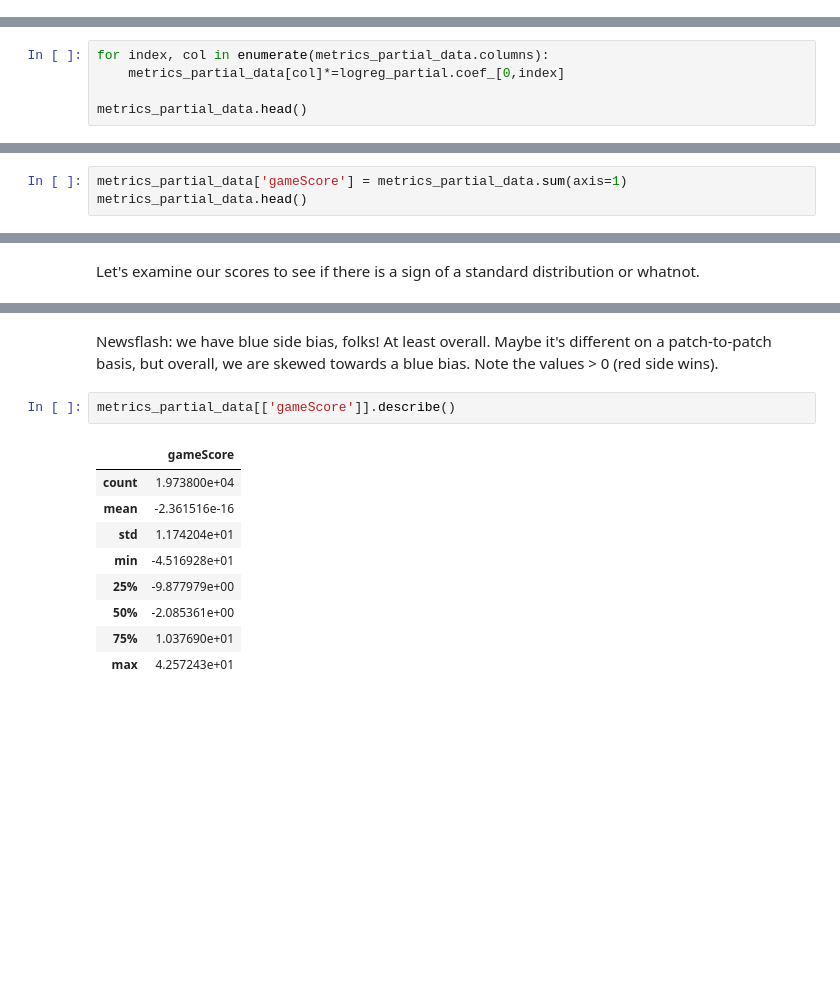
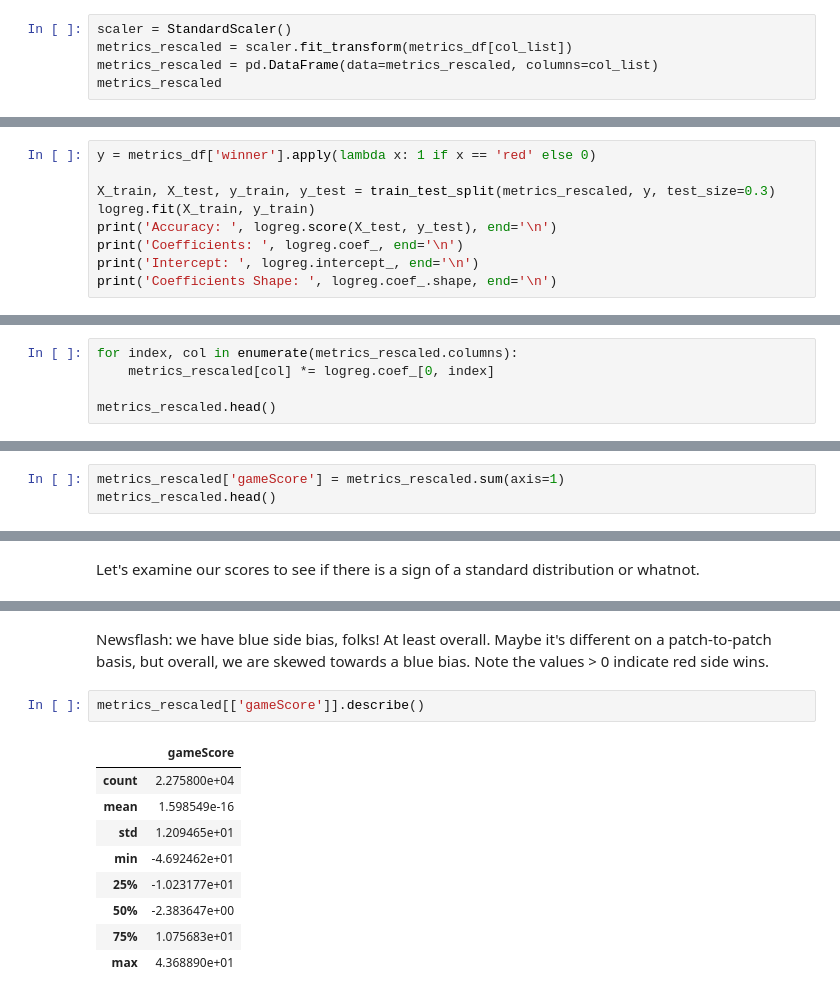
Before and after one commit to AdelRCh/lol-hackathon-2023, a Jupyter notebook: notebooks/Logistic_Regression.ipynb, the cells around one changed output, grey strips where cells are left out. Drawn from its saved outputs; the diff is of its cells as text; blank space fills up the shorter version.

```diff
--- a/notebooks/Logistic_Regression.ipynb
+++ b/notebooks/Logistic_Regression.ipynb
@@ -382,0 +469,5 @@ logreg_partial.coef_.shape
+# %%
+scaler = StandardScaler()
+metrics_rescaled = scaler.fit_transform(metrics_df[col_list])
+metrics_rescaled = pd.DataFrame(data=metrics_rescaled, columns=col_list)
+metrics_rescaled
@@ -382,0 +488,9 @@ logreg_partial.coef_.shape
+# %%
+y = metrics_df['winner'].apply(lambda x: 1 if x == 'red' else 0)
+
+X_train, X_test, y_train, y_test = train_test_split(metrics_rescaled, y, test_size=0.3)
+logreg.fit(X_train, y_train)
+print('Accuracy: ', logreg.score(X_test, y_test), end='\n')
+print('Coefficients: ', logreg.coef_, end='\n')
+print('Intercept: ', logreg.intercept_, end='\n')
+print('Coefficients Shape: ', logreg.coef_.shape, end='\n')
@@ -383,7 +504,7 @@ logreg_partial.coef_.shape
 # %%
-for index, col in enumerate(metrics_partial_data.columns):
-    metrics_partial_data[col]*=logreg_partial.coef_[0,index]
+for index, col in enumerate(metrics_rescaled.columns):
+    metrics_rescaled[col] *= logreg.coef_[0, index]
 
-metrics_partial_data.head()
+metrics_rescaled.head()
 # %% [output]
 |  | GoldDiffPerMinEnd | ADRDiffEnd | VisionScoreDiffPerMin | ObjectiveDiff |
@@ -395,5 +516,5 @@ metrics_partial_data.head()
 # %%
-metrics_partial_data['gameScore'] = metrics_partial_data.sum(axis=1)
-metrics_partial_data.head()
+metrics_rescaled['gameScore'] = metrics_rescaled.sum(axis=1)
+metrics_rescaled.head()
 # %% [output]
 |  | GoldDiffPerMinEnd | ADRDiffEnd | VisionScoreDiffPerMin | ObjectiveDiff | gameScore |
@@ -412,14 +533,14 @@ plt.show()
 # %% [markdown]
-Newsflash: we have blue side bias, folks! At least overall. Maybe it's different on a patch-to-patch basis, but overall, we are skewed towards a blue bias. Note the values > 0 (red side wins).
+Newsflash: we have blue side bias, folks! At least overall. Maybe it's different on a patch-to-patch basis, but overall, we are skewed towards a blue bias. Note the values > 0 indicate red side wins.
 # %%
-metrics_partial_data[['gameScore']].describe()
+metrics_rescaled[['gameScore']].describe()
 # %% [output]
 |  | gameScore |
-| count | 1.973800e+04 |
-| mean | -2.361516e-16 |
-| std | 1.174204e+01 |
-| min | -4.516928e+01 |
-| 25% | -9.877979e+00 |
-| 50% | -2.085361e+00 |
-| 75% | 1.037690e+01 |
-| max | 4.257243e+01 |
+| count | 2.275800e+04 |
+| mean | 1.598549e-16 |
+| std | 1.209465e+01 |
+| min | -4.692462e+01 |
+| 25% | -1.023177e+01 |
+| 50% | -2.383647e+00 |
+| 75% | 1.075683e+01 |
+| max | 4.368890e+01 |
```
Also changed, not shown: parts of 28 cells of this notebook, 1 other file.
